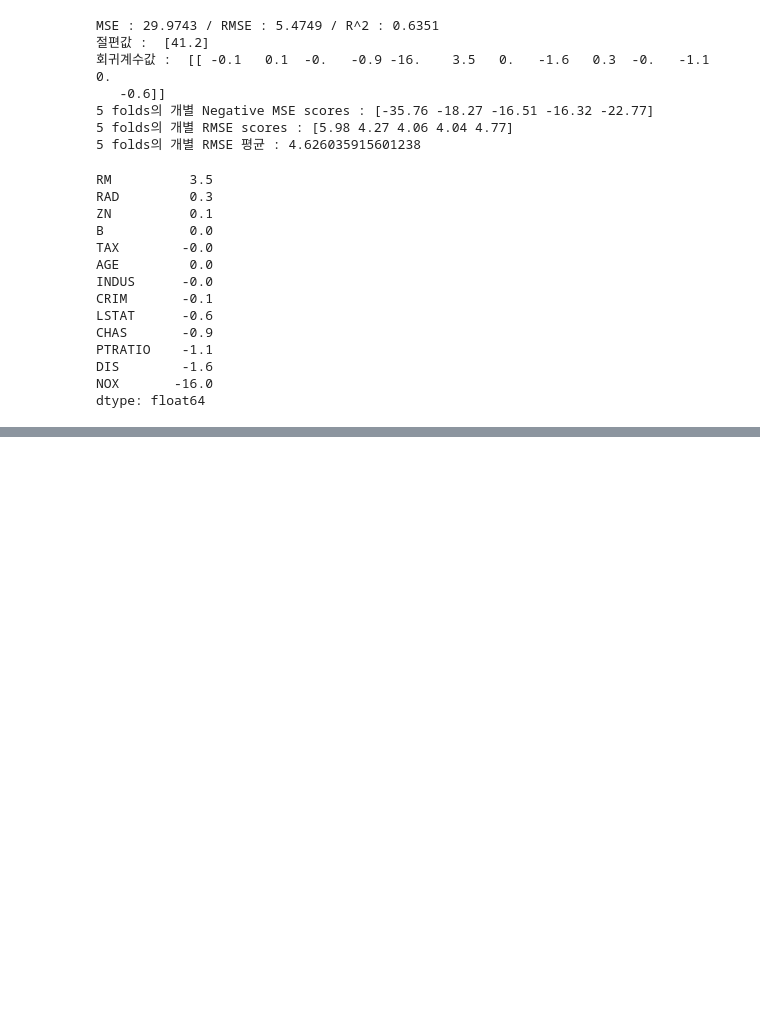
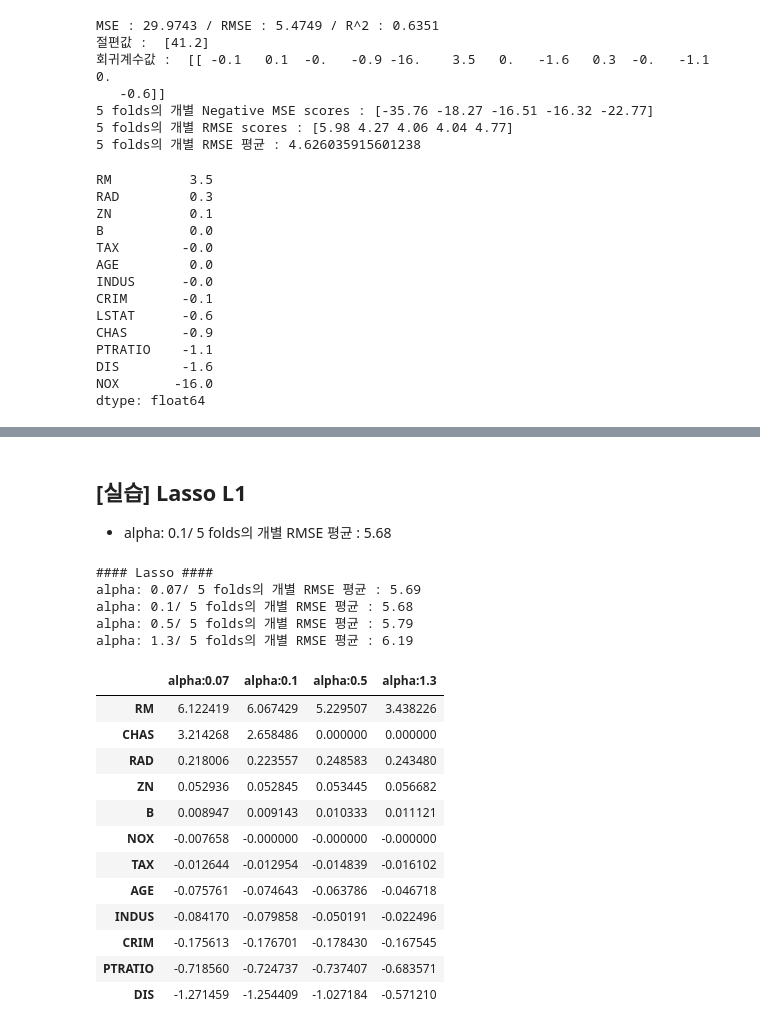
Before and after one commit to ominiv/ML, a Jupyter notebook: Practice/boston dataset.ipynb, the cells around one changed output, grey strips where cells are left out. Cells and saved outputs as stored; diff of their text form; code cells hidden in the pictures; blank space fills up the shorter version.

```diff
--- a/Practice/boston dataset.ipynb
+++ b/Practice/boston dataset.ipynb
@@ -97,0 +192,26 @@ dtype: float64
+# %% [markdown]
+## [실습] Lasso L1
+- alpha: 0.1/ 5 folds의 개별 RMSE 평균 : 5.68
+# %%
+lasso_params=[0.07,0.1,0.5,1.3]
+coeff_lass_df = get_linear_reg_eval('Lasso',params=lasso_params, X_train=X_train,y_train=y_train)
+coeff_lass_df.sort_values(by='alpha:0.07',ascending=False)
+# %% [output]
+#### Lasso ####
+alpha: 0.07/ 5 folds의 개별 RMSE 평균 : 5.69
+alpha: 0.1/ 5 folds의 개별 RMSE 평균 : 5.68
+alpha: 0.5/ 5 folds의 개별 RMSE 평균 : 5.79
+alpha: 1.3/ 5 folds의 개별 RMSE 평균 : 6.19
+|  | alpha:0.07 | alpha:0.1 | alpha:0.5 | alpha:1.3 |
+| RM | 6.122419 | 6.067429 | 5.229507 | 3.438226 |
+| CHAS | 3.214268 | 2.658486 | 0.000000 | 0.000000 |
+| RAD | 0.218006 | 0.223557 | 0.248583 | 0.243480 |
+| ZN | 0.052936 | 0.052845 | 0.053445 | 0.056682 |
+| B | 0.008947 | 0.009143 | 0.010333 | 0.011121 |
+| NOX | -0.007658 | -0.000000 | -0.000000 | -0.000000 |
+| TAX | -0.012644 | -0.012954 | -0.014839 | -0.016102 |
+| AGE | -0.075761 | -0.074643 | -0.063786 | -0.046718 |
+| INDUS | -0.084170 | -0.079858 | -0.050191 | -0.022496 |
+| CRIM | -0.175613 | -0.176701 | -0.178430 | -0.167545 |
+| PTRATIO | -0.718560 | -0.724737 | -0.737407 | -0.683571 |
+| DIS | -1.271459 | -1.254409 | -1.027184 | -0.571210 |
```
Also changed, not shown: parts of 12 cells of this notebook, 2 other files.
